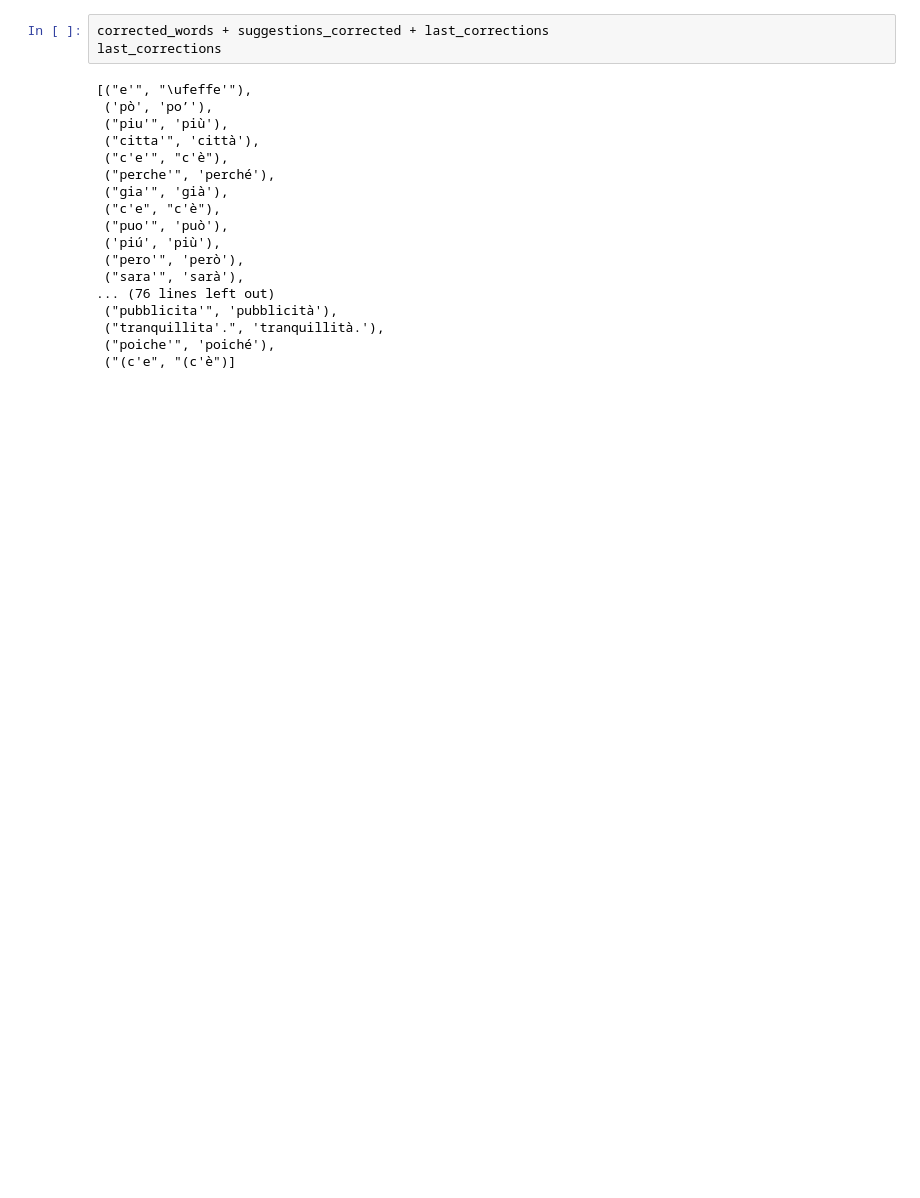
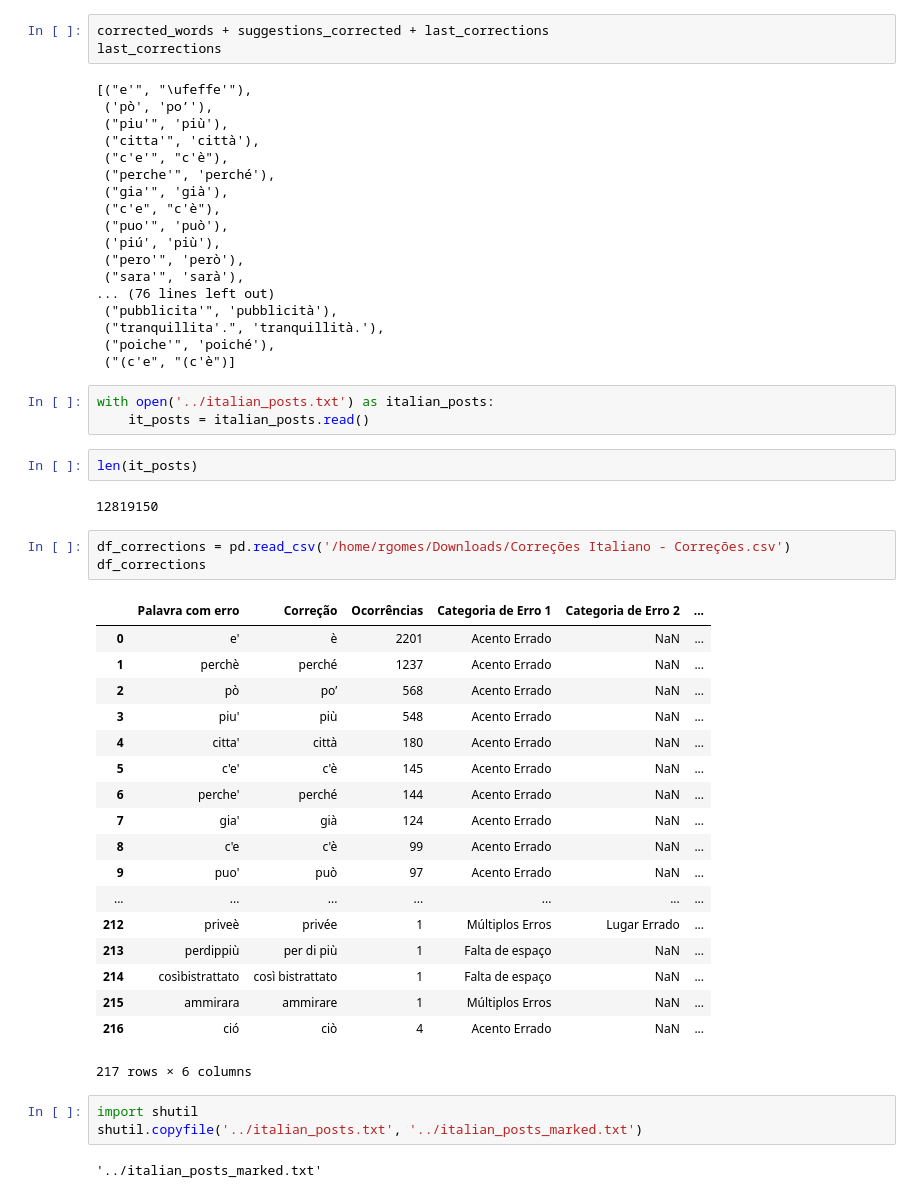
Before and after one commit to rvitorgomes/tripadvisor-crawler, a Jupyter notebook: tcc/notebooks/Italian Correction Pipeline.ipynb, the cells around one changed output. Cells and saved outputs as stored; diff of their text form; blank space fills up the shorter version.

Commit message:
update with italian corrections mark

```diff
--- a/tcc/notebooks/Italian Correction Pipeline.ipynb
+++ b/tcc/notebooks/Italian Correction Pipeline.ipynb
@@ -275,3 +272,37 @@ last_corrections
  ("tranquillita'.", 'tranquillità.'),
  ("poiche'", 'poiché'),
  ("(c'e", "(c'è")]
+# %%
+with open('../italian_posts.txt') as italian_posts:
+    it_posts = italian_posts.read()
+# %%
+len(it_posts)
+# %% [output]
+12819150
+# %%
+df_corrections = pd.read_csv('/home/rgomes/Downloads/Correções Italiano - Correções.csv')
+df_corrections
+# %% [output]
+|  | Palavra com erro | Correção | Ocorrências | Categoria de Erro 1 | Categoria de Erro 2 | ... |
+| 0 | e' | è | 2201 | Acento Errado | NaN | ... |
+| 1 | perchè | perché | 1237 | Acento Errado | NaN | ... |
+| 2 | pò | po’ | 568 | Acento Errado | NaN | ... |
+| 3 | piu' | più | 548 | Acento Errado | NaN | ... |
+| 4 | citta' | città | 180 | Acento Errado | NaN | ... |
+| 5 | c'e' | c'è | 145 | Acento Errado | NaN | ... |
+| 6 | perche' | perché | 144 | Acento Errado | NaN | ... |
+| 7 | gia' | già | 124 | Acento Errado | NaN | ... |
+| 8 | c'e | c'è | 99 | Acento Errado | NaN | ... |
+| 9 | puo' | può | 97 | Acento Errado | NaN | ... |
+| ... | ... | ... | ... | ... | ... | ... |
+| 212 | priveè | privée | 1 | Múltiplos Erros | Lugar Errado | ... |
+| 213 | perdippiù | per di più | 1 | Falta de espaço | NaN | ... |
+| 214 | cosìbistrattato | così bistrattato | 1 | Falta de espaço | NaN | ... |
+| 215 | ammirara | ammirare | 1 | Múltiplos Erros | NaN | ... |
+| 216 | ció | ciò | 4 | Acento Errado | NaN | ... |
+217 rows × 6 columns
+# %%
+import shutil
+shutil.copyfile('../italian_posts.txt', '../italian_posts_marked.txt')
+# %% [output]
+'../italian_posts_marked.txt'
```
Also changed, not shown: parts of 13 cells of this notebook, 4 other files.
